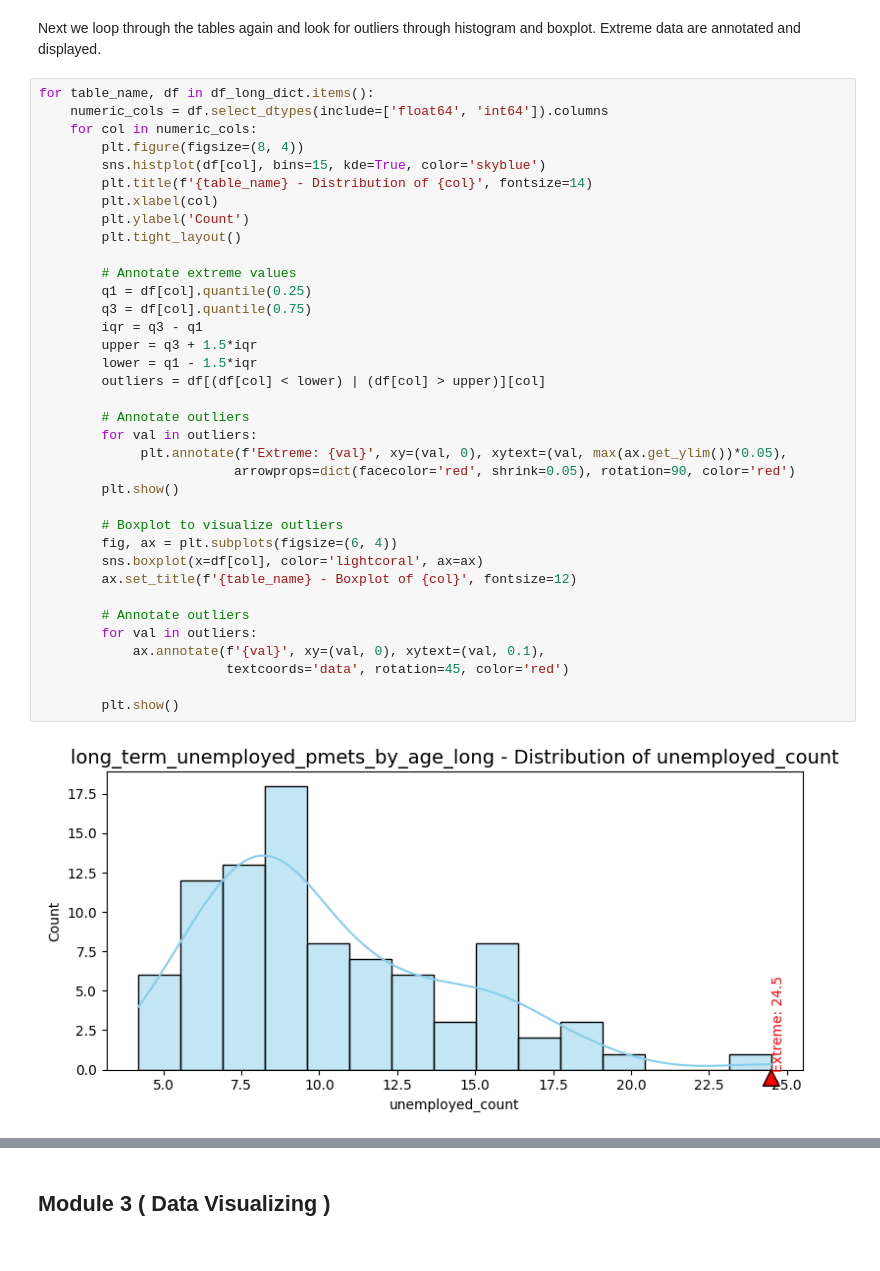
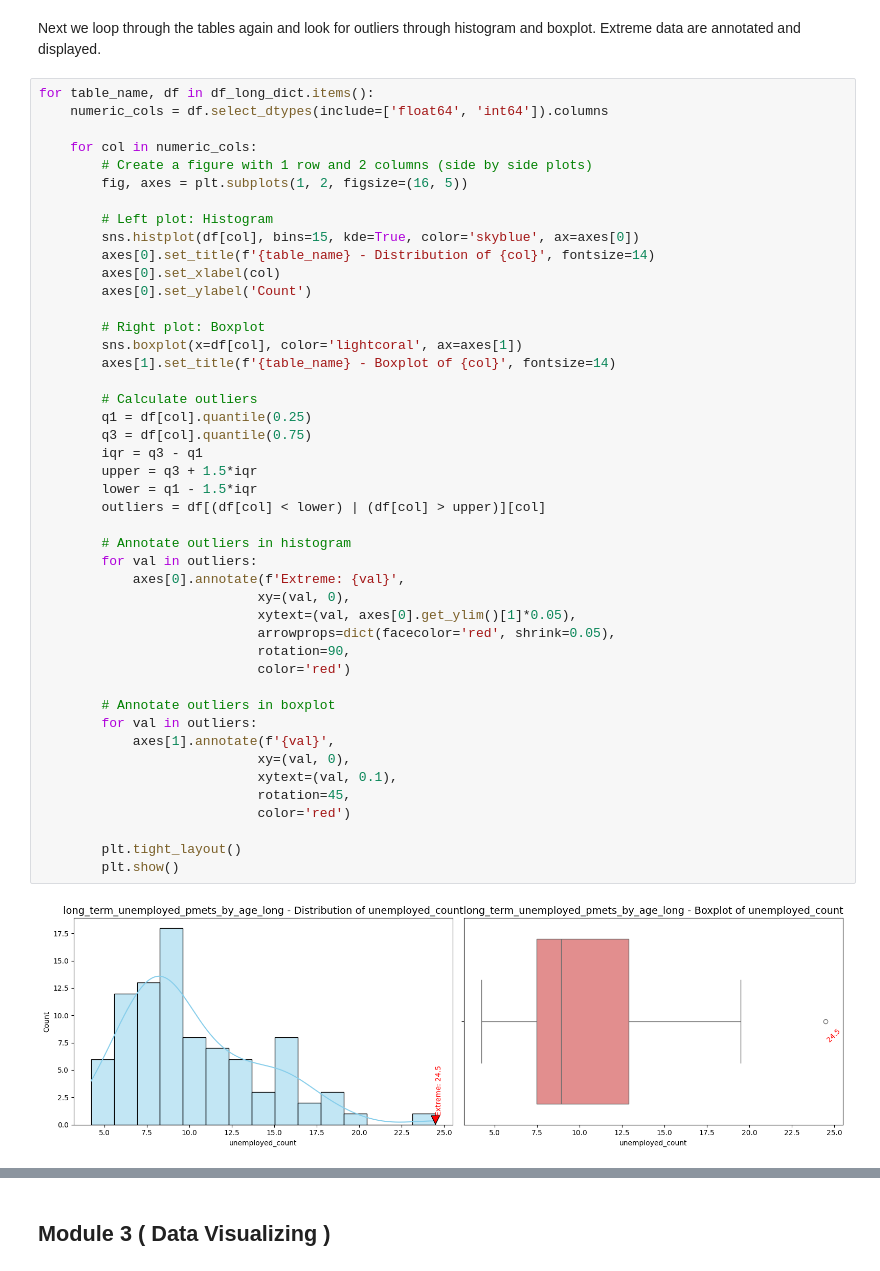
Before and after one commit to jetLZJ/SIT-DA-G6, a Jupyter notebook: modules/M2 M3 EDA and Visualisation.ipynb, the cells around one changed output, grey strips where cells are left out. Drawn from its saved outputs; the diff is of its cells as text.

```diff
--- a/modules/M2 M3 EDA and Visualisation.ipynb
+++ b/modules/M2 M3 EDA and Visualisation.ipynb
@@ -169,38 +202,47 @@ Next we loop through the tables again and look for outliers through histogram an
 # %%
 for table_name, df in df_long_dict.items():
     numeric_cols = df.select_dtypes(include=['float64', 'int64']).columns
+
     for col in numeric_cols:
-        plt.figure(figsize=(8, 4))
-        sns.histplot(df[col], bins=15, kde=True, color='skyblue')
-        plt.title(f'{table_name} - Distribution of {col}', fontsize=14)
-        plt.xlabel(col)
-        plt.ylabel('Count')
-        plt.tight_layout()
+        # Create a figure with 1 row and 2 columns (side by side plots)
+        fig, axes = plt.subplots(1, 2, figsize=(16, 5))
 
-        # Annotate extreme values
+        # Left plot: Histogram
+        sns.histplot(df[col], bins=15, kde=True, color='skyblue', ax=axes[0])
+        axes[0].set_title(f'{table_name} - Distribution of {col}', fontsize=14)
+        axes[0].set_xlabel(col)
+        axes[0].set_ylabel('Count')
+
+        # Right plot: Boxplot
+        sns.boxplot(x=df[col], color='lightcoral', ax=axes[1])
+        axes[1].set_title(f'{table_name} - Boxplot of {col}', fontsize=14)
+
+        # Calculate outliers
         q1 = df[col].quantile(0.25)
         q3 = df[col].quantile(0.75)
         iqr = q3 - q1
         upper = q3 + 1.5*iqr
         lower = q1 - 1.5*iqr
         outliers = df[(df[col] < lower) | (df[col] > upper)][col]
 
-        # Annotate outliers
+        # Annotate outliers in histogram
         for val in outliers:
-             plt.annotate(f'Extreme: {val}', xy=(val, 0), xytext=(val, max(ax.get_ylim())*0.05),
-                         arrowprops=dict(facecolor='red', shrink=0.05), rotation=90, color='red')
+            axes[0].annotate(f'Extreme: {val}',
+                            xy=(val, 0),
+                            xytext=(val, axes[0].get_ylim()[1]*0.05),
+                            arrowprops=dict(facecolor='red', shrink=0.05),
+                            rotation=90,
+                            color='red')
+
+        # Annotate outliers in boxplot
+        for val in outliers:
+            axes[1].annotate(f'{val}',
+                            xy=(val, 0),
+                            xytext=(val, 0.1),
+                            rotation=45,
+                            color='red')
+
+        plt.tight_layout()
         plt.show()
-
-        # Boxplot to visualize outliers
-        fig, ax = plt.subplots(figsize=(6, 4))
-        sns.boxplot(x=df[col], color='lightcoral', ax=ax)
-        ax.set_title(f'{table_name} - Boxplot of {col}', fontsize=12)
-
-        # Annotate outliers
-        for val in outliers:
-            ax.annotate(f'{val}', xy=(val, 0), xytext=(val, 0.1),
-                        textcoords='data', rotation=45, color='red')
-
-        plt.show()
 # %% [output]
-[figure, old version]
+[figure, new version]
```
Also changed, not shown: parts of 25 cells of this notebook, 5 other files.
